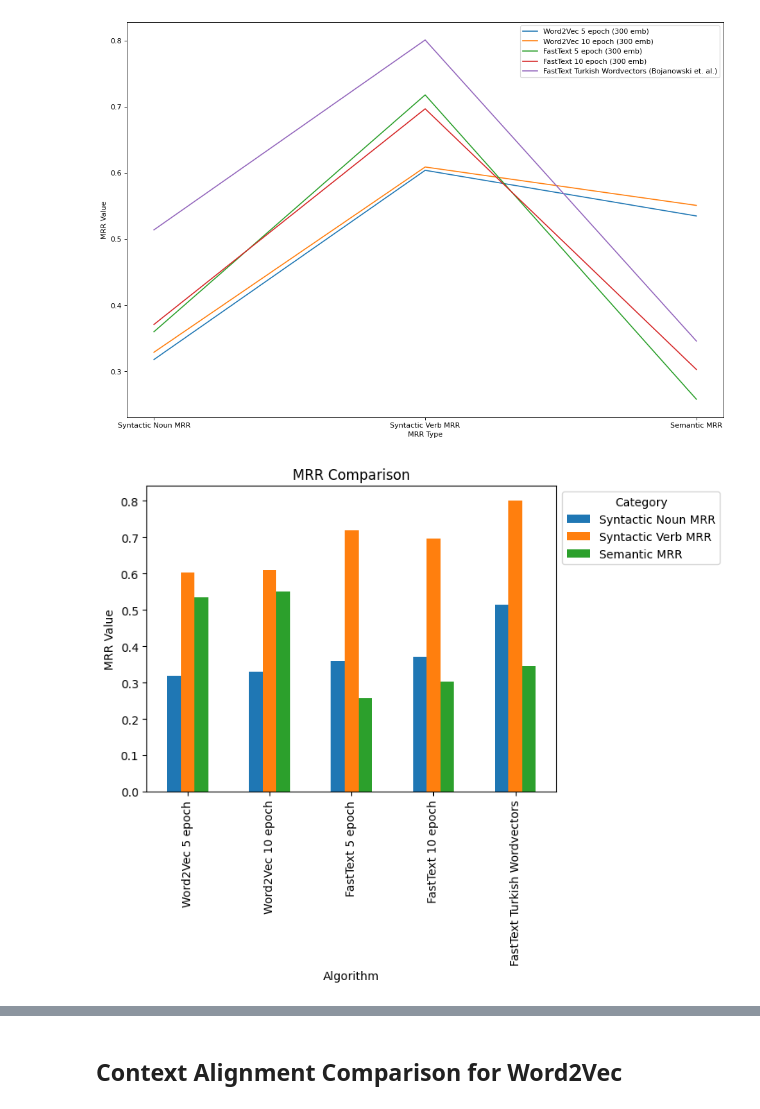
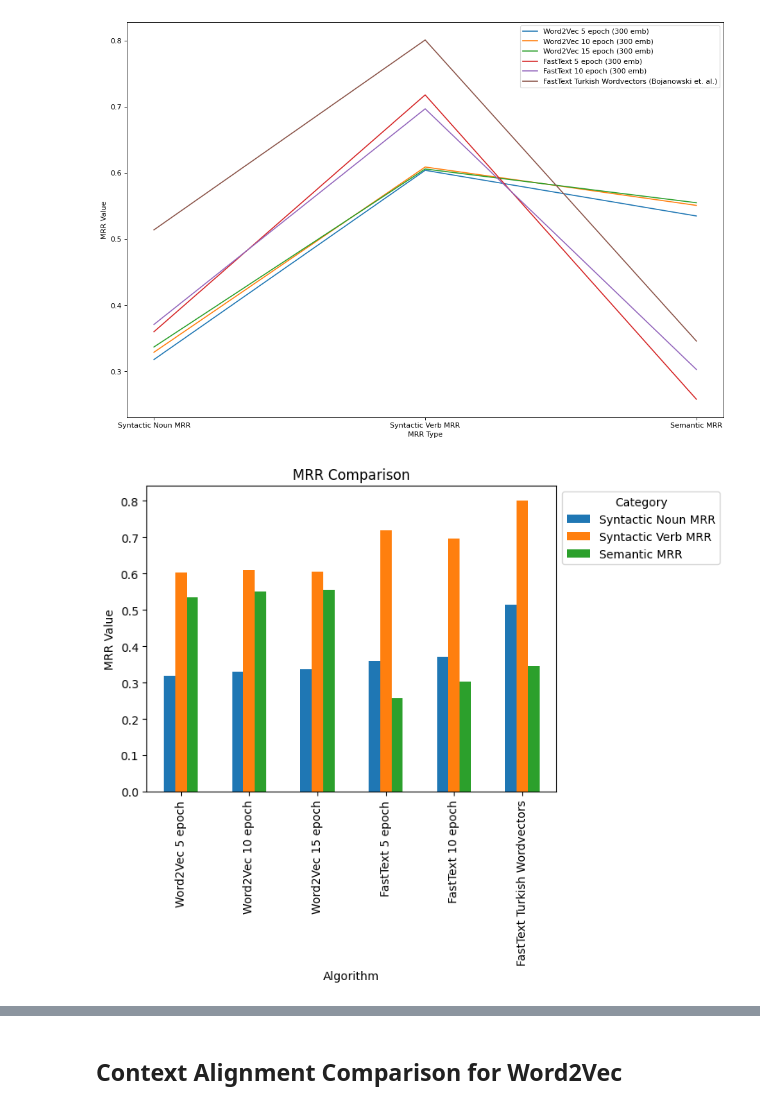
Before and after one commit to Turkish-Word-Embeddings/Word-Embeddings-Repository-for-Turkish, a Jupyter notebook: utils/visualize.ipynb, the cells around one changed output, grey strips where cells are left out. Cells and saved outputs as stored; diff of their text form; code cells hidden in the pictures.

```diff
--- a/utils/visualize.ipynb
+++ b/utils/visualize.ipynb
@@ -8,34 +9,37 @@ import numpy as np
 
 analogy = [{'Syntactic Noun MRR': 0.318, 'Syntactic Verb MRR': 0.604, 'Semantic MRR': 0.535},  # word2vec 5 epoch
         {'Syntactic Noun MRR': 0.329, 'Syntactic Verb MRR': 0.609, 'Semantic MRR': 0.551},     # word2vec 10 epoch
+         {'Syntactic Noun MRR': 0.337, 'Syntactic Verb MRR': 0.606, 'Semantic MRR': 0.555},     # word2vec 15 epoch
         {'Syntactic Noun MRR': 0.360, 'Syntactic Verb MRR': 0.718, 'Semantic MRR': 0.258},     # fasttext 5 epoch
         {'Syntactic Noun MRR': 0.371, 'Syntactic Verb MRR': 0.697, 'Semantic MRR': 0.303},     # fasttext 10 epoch
-        {'Syntactic Noun MRR': 0.514, 'Syntactic Verb MRR': 0.801, 'Semantic MRR': 0.346}]     # fasttext Facebook AI
+        {'Syntactic Noun MRR': 0.514, 'Syntactic Verb MRR': 0.801, 'Semantic MRR': 0.346}]      # fasttext facebook ai
 
 # algorithm Syntactic-Similarity-Pearson  Syntactic-Similarity-Spearman  Semantic-Similarity-Pearson Semantic-Similarity-Spearman
 
 similarity = [{'Syntactic Similarity Pearson': 83.80, 'Syntactic Similarity Spearman': 82.57, 'Semantic Similarity Pearson': 70.72, 'Semantic Similarity Spearman': 74.33}, # word2vec 5 epoch
         {'Syntactic Similarity Pearson': 82.53, 'Syntactic Similarity Spearman': 81.68, 'Semantic Similarity Pearson': 70.77, 'Semantic Similarity Spearman': 74.57},       # word2vec 10 epoch
+        {'Syntactic Similarity Pearson': 81.54, 'Syntactic Similarity Spearman': 81.83, 'Semantic Similarity Pearson': 70.67, 'Semantic Similarity Spearman': 74.53},
         {'Syntactic Similarity Pearson': 61.12, 'Syntactic Similarity Spearman': 62.55, 'Semantic Similarity Pearson': 67.45 , 'Semantic Similarity Spearman': 70.37},       # fasttext 5 epoch
         {'Syntactic Similarity Pearson': 66.51, 'Syntactic Similarity Spearman': 68.16, 'Semantic Similarity Pearson':67.35 , 'Semantic Similarity Spearman': 70.53},        # fasttext 10 epoch
-         {'Syntactic Similarity Pearson': 76.92, 'Syntactic Similarity Spearman': 80.28, 'Semantic Similarity Pearson': 65.12, 'Semantic Similarity Spearman': 68.92}]       # fasttext facebook AI
+        {'Syntactic Similarity Pearson': 76.92, 'Syntactic Similarity Spearman': 80.28, 'Semantic Similarity Pearson': 65.12, 'Semantic Similarity Spearman': 68.92}]      # fasttext facebook AI      # word2vec 15 epoch
 # %%
-analogydf = pd.DataFrame(analogy, index=['Word2Vec 5 epoch', 'Word2Vec 10 epoch', 'FastText 5 epoch', 'FastText 10 epoch', 'FastText Turkish Wordvectors'])
-similaritydf = pd.DataFrame(similarity, index=['Word2Vec 5 epoch', 'Word2Vec 10 epoch', 'FastText 5 epoch', 'FastText 10 epoch', 'FastText Turkish Wordvectors'])
+analogydf = pd.DataFrame(analogy, index=['Word2Vec 5 epoch', 'Word2Vec 10 epoch', 'Word2Vec 15 epoch', 'FastText 5 epoch', 'FastText 10 epoch', 'FastText Turkish Wordvectors'])
+similaritydf = pd.DataFrame(similarity, index=['Word2Vec 5 epoch', 'Word2Vec 10 epoch', 'Word2Vec 15 epoch', 'FastText 5 epoch', 'FastText 10 epoch', 'FastText Turkish Wordvectors'])
 # %%
 # Create a list of MRR types and their positions on the x-axis
 plt.figure(figsize=(15, 10), dpi=80)
 plt.plot(analogydf.loc['Word2Vec 5 epoch'], label='Word2Vec 5 epoch (300 emb)')
 plt.plot(analogydf.loc['Word2Vec 10 epoch'], label='Word2Vec 10 epoch (300 emb)')
+plt.plot(analogydf.loc['Word2Vec 15 epoch'], label='Word2Vec 15 epoch (300 emb)')
 plt.plot(analogydf.loc['FastText 5 epoch'], label='FastText 5 epoch (300 emb)')
 plt.plot(analogydf.loc['FastText 10 epoch'], label='FastText 10 epoch (300 emb)')
 plt.plot(analogydf.loc['FastText Turkish Wordvectors'], label='FastText Turkish Wordvectors (Bojanowski et. al.)')
 plt.legend()
 plt.xlabel('MRR Type')
 plt.ylabel('MRR Value')
 plt.show()
 # %% [output]
-[figure, old version]
+[figure, new version]
 # %%
 # Bar plot
 ax = analogydf.plot(kind='bar')
@@ -48,7 +52,7 @@ ax.set_title('MRR Comparison')
 
 plt.show()
 # %% [output]
-[figure, old version]
+[figure, new version]
 # %%
 # Create a list of MRR types and their positions on the x-axis
 plt.figure(figsize=(15, 10), dpi=80)
```
Also changed, not shown: parts of 5 cells of this notebook.
